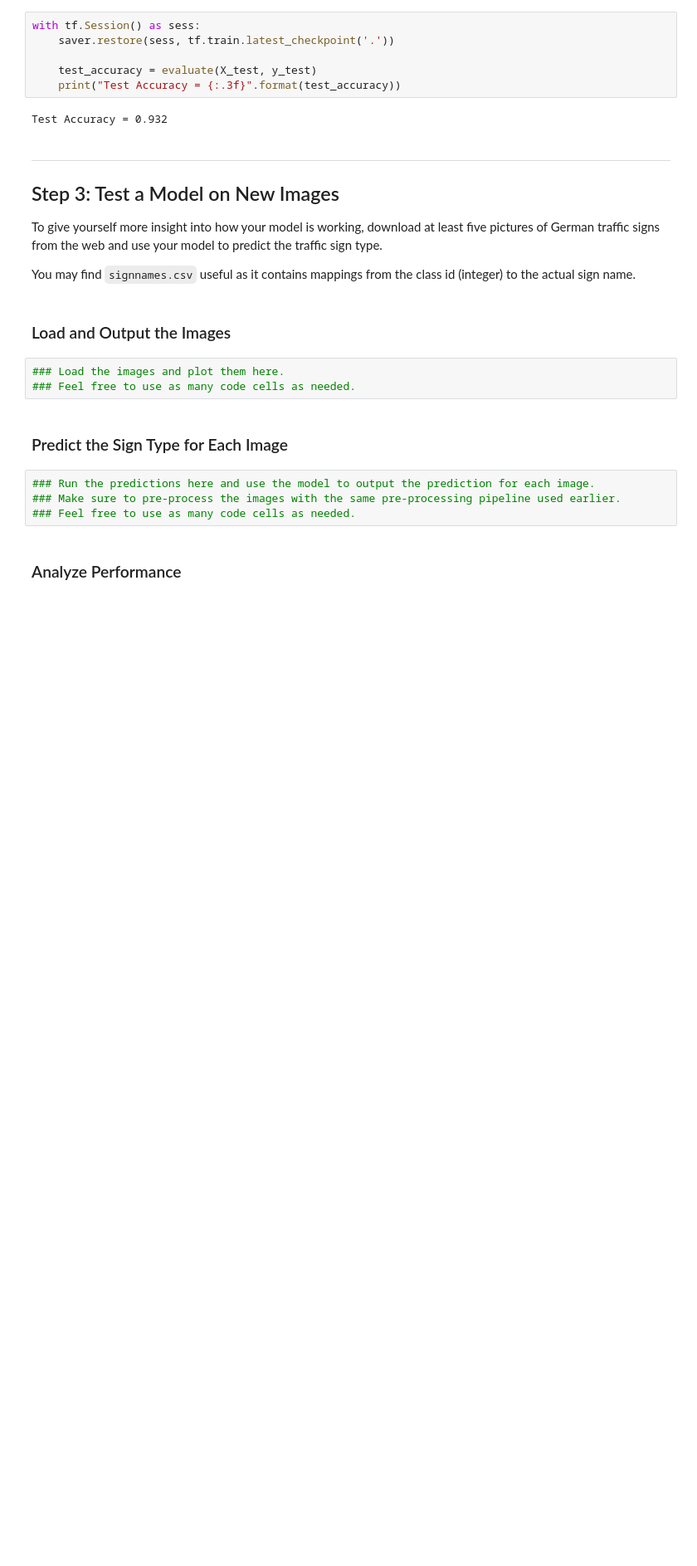
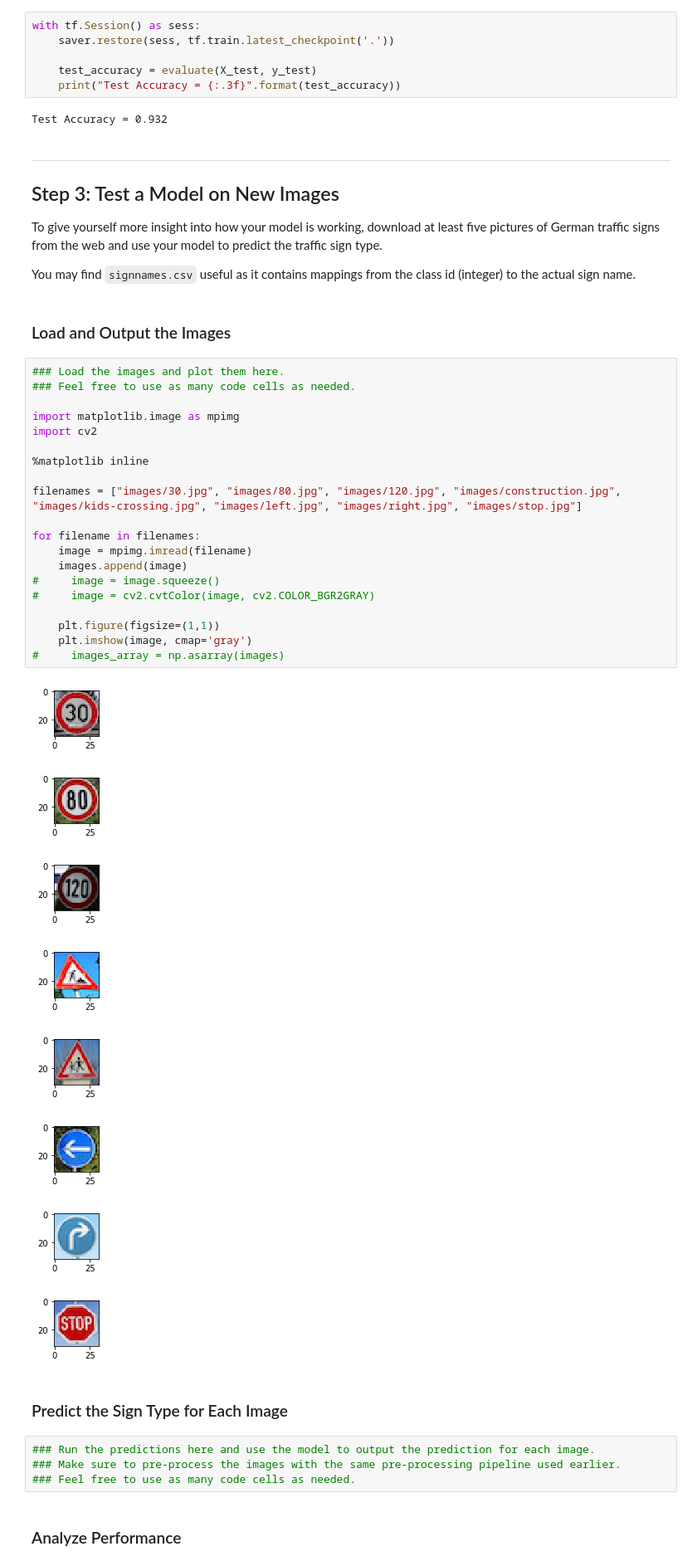
Before and after one commit to dingquan/CarND-Traffic-Sign-Classifier-Project, a Jupyter notebook: Traffic_Sign_Classifier.ipynb, the cells around one changed output. Shown at 83% size. Cells and saved outputs as stored; diff of their text form; blank space fills up the shorter version.

Commit message:
load images from web

```diff
--- a/Traffic_Sign_Classifier.ipynb
+++ b/Traffic_Sign_Classifier.ipynb
@@ -371,9 +371,35 @@ To give yourself more insight into how your model is working, download at least
 You may find `signnames.csv` useful as it contains mappings from the class id (integer) to the actual sign name.
 # %% [markdown]
 ### Load and Output the Images
-# %%
-### Load the images and plot them here.
-### Feel free to use as many code cells as needed.
+# %%
+### Load the images and plot them here.
+### Feel free to use as many code cells as needed.
+
+import matplotlib.image as mpimg
+import cv2
+
+%matplotlib inline
+
+filenames = ["images/30.jpg", "images/80.jpg", "images/120.jpg", "images/construction.jpg", "images/kids-crossing.jpg", "images/left.jpg", "images/right.jpg", "images/stop.jpg"]
+
+for filename in filenames:
+    image = mpimg.imread(filename)
+    images.append(image)
+#     image = image.squeeze()
+#     image = cv2.cvtColor(image, cv2.COLOR_BGR2GRAY)
+
+    plt.figure(figsize=(1,1))
+    plt.imshow(image, cmap='gray')
+#     images_array = np.asarray(images)
+# %% [output]
+[figure, added]
+[figure, added]
+[figure, added]
+[figure, added]
+[figure, added]
+[figure, added]
+[figure, added]
+[figure, added]
 # %% [markdown]
 ### Predict the Sign Type for Each Image
 # %%
```
